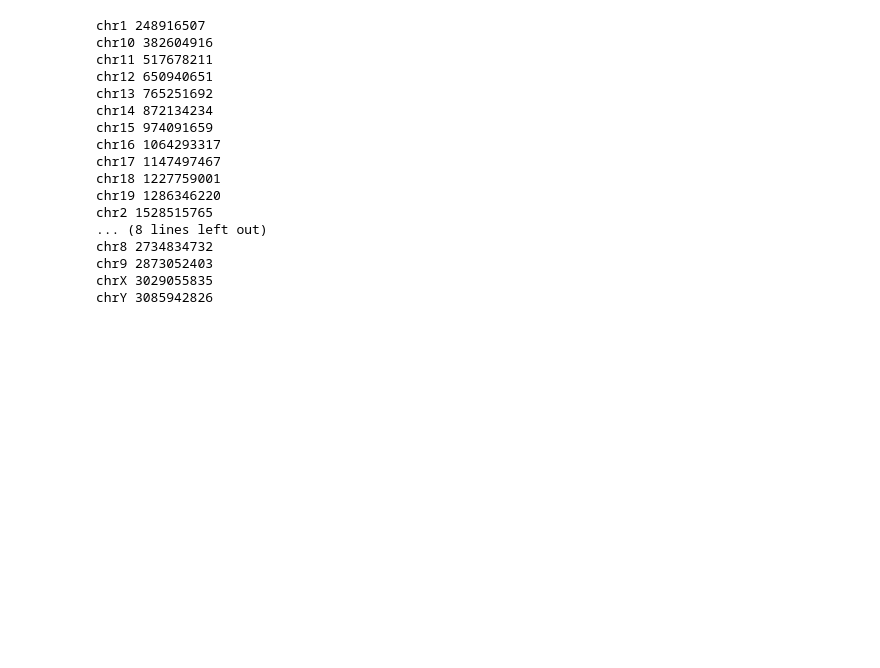
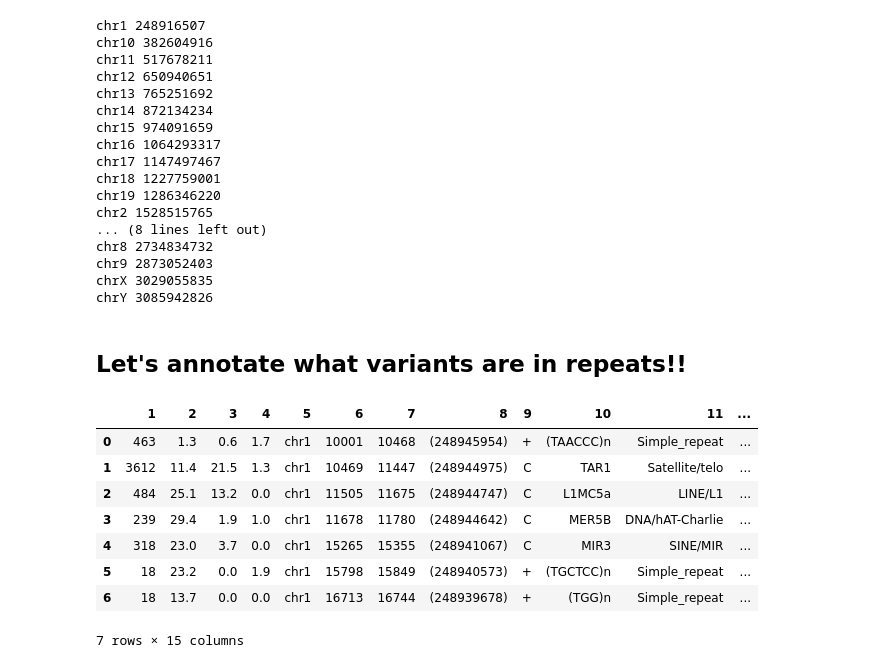
Before and after one commit to ryananeff/ipython-neff-davislab, a Jupyter notebook: comp_samples_support_ASHG.ipynb, the cells around one changed output. Saved outputs shown, nothing was run; the diff lists cells and outputs as text; code cells hidden in the pictures; blank space fills up the shorter version.

```diff
--- a/comp_samples_support_ASHG.ipynb
+++ b/comp_samples_support_ASHG.ipynb
@@ -664,3 +707,19 @@ chr8 2734834732
 chr9 2873052403
 chrX 3029055835
 chrY 3085942826
+# %% [markdown]
+## Let's annotate what variants are in repeats!!
+# %%
+repeatmasker = pd.read_csv('/data/projects_gibbons/home/neffra/repeatmasker/hg38.fa.out', sep=' ', skiprows=3, header=None)
+# %%
+repeatmasker
+# %% [output]
+|  | 1 | 2 | 3 | 4 | 5 | 6 | 7 | 8 | 9 | 10 | 11 | ... |
+| 0 | 463 | 1.3 | 0.6 | 1.7 | chr1 | 10001 | 10468 | (248945954) | + | (TAACCC)n | Simple_repeat | ... |
+| 1 | 3612 | 11.4 | 21.5 | 1.3 | chr1 | 10469 | 11447 | (248944975) | C | TAR1 | Satellite/telo | ... |
+| 2 | 484 | 25.1 | 13.2 | 0.0 | chr1 | 11505 | 11675 | (248944747) | C | L1MC5a | LINE/L1 | ... |
+| 3 | 239 | 29.4 | 1.9 | 1.0 | chr1 | 11678 | 11780 | (248944642) | C | MER5B | DNA/hAT-Charlie | ... |
+| 4 | 318 | 23.0 | 3.7 | 0.0 | chr1 | 15265 | 15355 | (248941067) | C | MIR3 | SINE/MIR | ... |
+| 5 | 18 | 23.2 | 0.0 | 1.9 | chr1 | 15798 | 15849 | (248940573) | + | (TGCTCC)n | Simple_repeat | ... |
+| 6 | 18 | 13.7 | 0.0 | 0.0 | chr1 | 16713 | 16744 | (248939678) | + | (TGG)n | Simple_repeat | ... |
+7 rows × 15 columns
```
Also changed, not shown: parts of 10 cells of this notebook, 1 other file.
